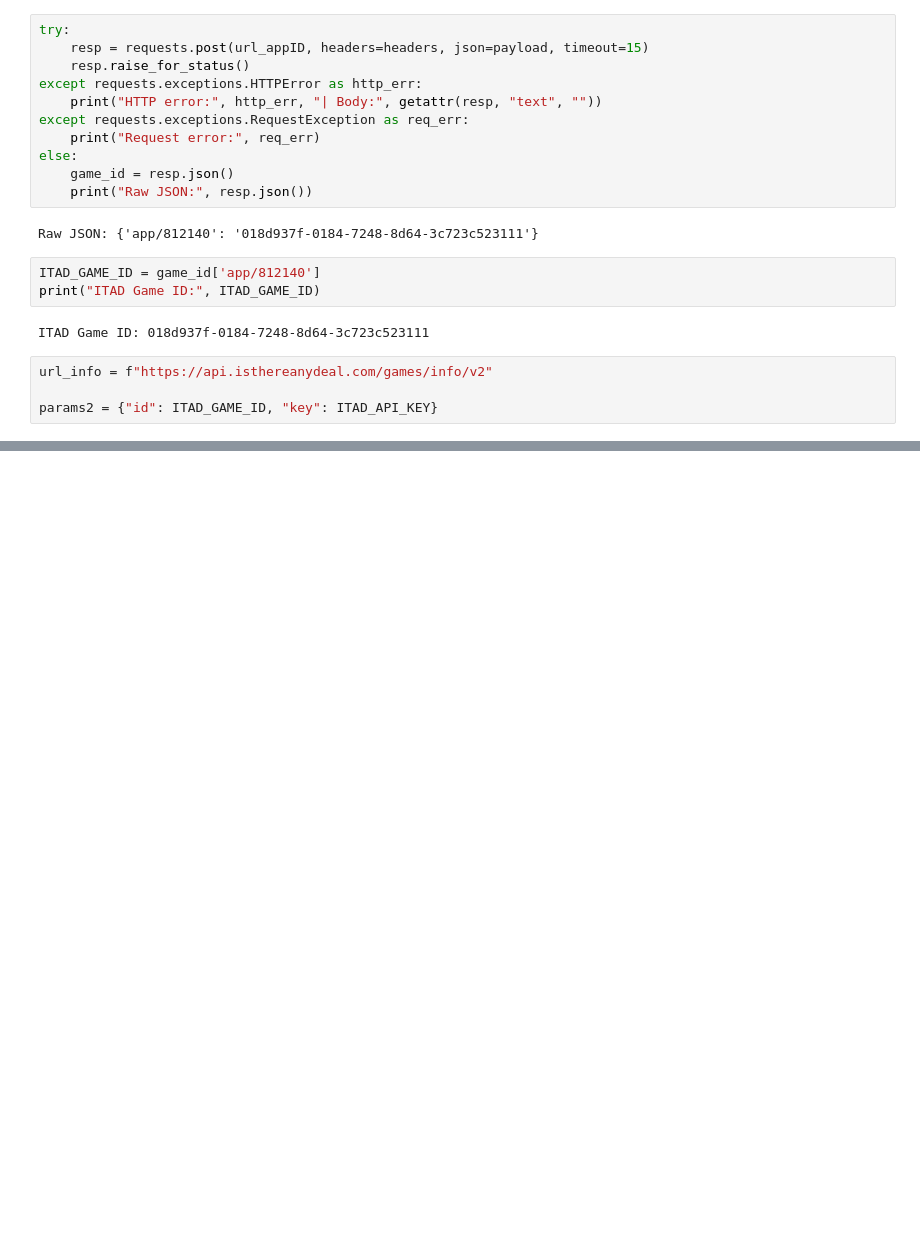
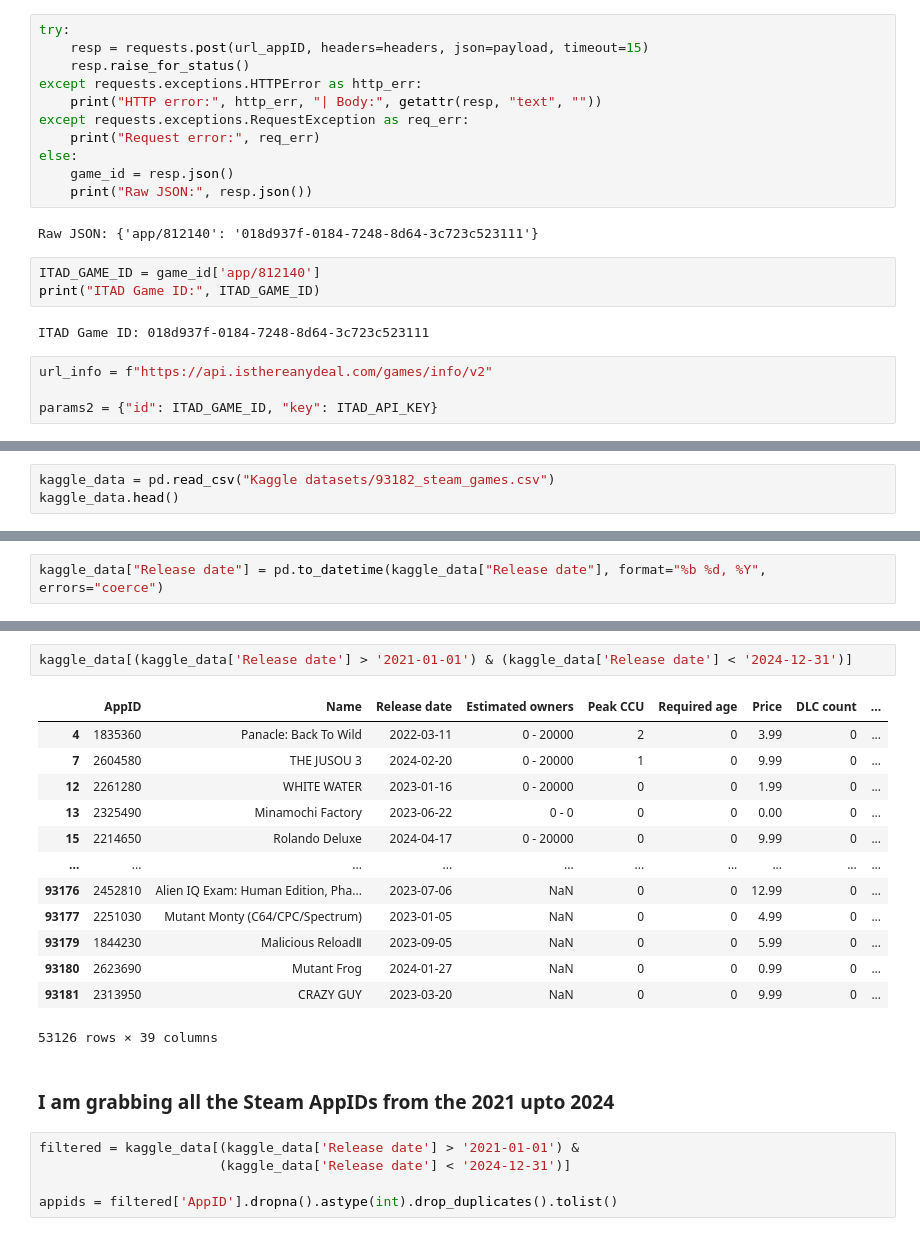
Before and after one commit to faraz1272/steam-discount-forecast, a Jupyter notebook: steam_discount_forecast.ipynb, the cells around one changed output, grey strips where cells are left out. Drawn from its saved outputs; the diff is of its cells as text; blank space fills up the shorter version.

```diff
--- a/steam_discount_forecast.ipynb
+++ b/steam_discount_forecast.ipynb
@@ -68,0 +185,3 @@ Reviews: [{'score': 89, 'source': 'Steam', 'count': 158914, 'url': 'https://stor
+# %%
+kaggle_data = pd.read_csv("Kaggle datasets/93182_steam_games.csv")
+kaggle_data.head()
@@ -68,0 +220,2 @@ Reviews: [{'score': 89, 'source': 'Steam', 'count': 158914, 'url': 'https://stor
+# %%
+kaggle_data["Release date"] = pd.to_datetime(kaggle_data["Release date"], format="%b %d, %Y", errors="coerce")
@@ -68,0 +232,23 @@ Reviews: [{'score': 89, 'source': 'Steam', 'count': 158914, 'url': 'https://stor
+# %%
+kaggle_data[(kaggle_data['Release date'] > '2021-01-01') & (kaggle_data['Release date'] < '2024-12-31')]
+# %% [output]
+|  | AppID | Name | Release date | Estimated owners | Peak CCU | Required age | Price | DLC count | ... |
+| 4 | 1835360 | Panacle: Back To Wild | 2022-03-11 | 0 - 20000 | 2 | 0 | 3.99 | 0 | ... |
+| 7 | 2604580 | THE JUSOU 3 | 2024-02-20 | 0 - 20000 | 1 | 0 | 9.99 | 0 | ... |
+| 12 | 2261280 | WHITE WATER | 2023-01-16 | 0 - 20000 | 0 | 0 | 1.99 | 0 | ... |
+| 13 | 2325490 | Minamochi Factory | 2023-06-22 | 0 - 0 | 0 | 0 | 0.00 | 0 | ... |
+| 15 | 2214650 | Rolando Deluxe | 2024-04-17 | 0 - 20000 | 0 | 0 | 9.99 | 0 | ... |
+| ... | ... | ... | ... | ... | ... | ... | ... | ... | ... |
+| 93176 | 2452810 | Alien IQ Exam: Human Edition, Pha... | 2023-07-06 | NaN | 0 | 0 | 12.99 | 0 | ... |
+| 93177 | 2251030 | Mutant Monty (C64/CPC/Spectrum) | 2023-01-05 | NaN | 0 | 0 | 4.99 | 0 | ... |
+| 93179 | 1844230 | Malicious ReloadⅡ | 2023-09-05 | NaN | 0 | 0 | 5.99 | 0 | ... |
+| 93180 | 2623690 | Mutant Frog | 2024-01-27 | NaN | 0 | 0 | 0.99 | 0 | ... |
+| 93181 | 2313950 | CRAZY GUY | 2023-03-20 | NaN | 0 | 0 | 9.99 | 0 | ... |
+53126 rows × 39 columns
+# %% [markdown]
+### I am grabbing all the Steam AppIDs from the 2021 upto 2024
+# %%
+filtered = kaggle_data[(kaggle_data['Release date'] > '2021-01-01') &
+                       (kaggle_data['Release date'] < '2024-12-31')]
+
+appids = filtered['AppID'].dropna().astype(int).drop_duplicates().tolist()
```
Also changed, not shown: parts of 11 cells of this notebook, 1 other file.
